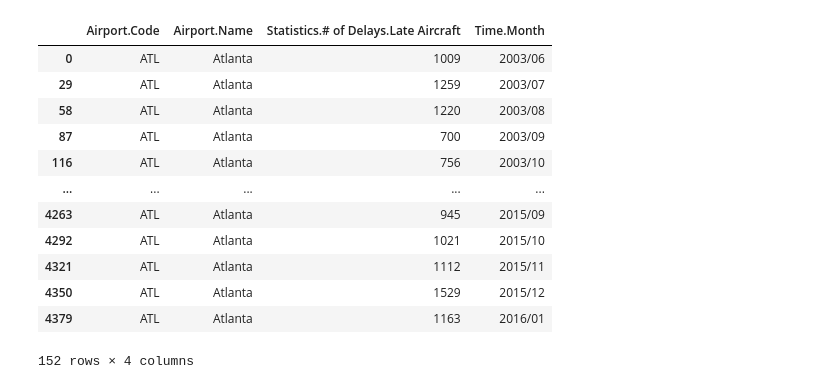
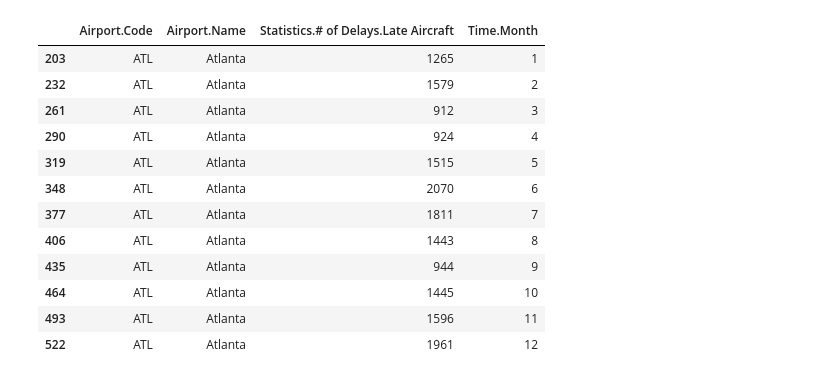
Before and after one commit to CapDRAKE/hadoop-project, a Jupyter notebook: notebook hadoop .ipynb, the cells around one changed output. Cells and saved outputs as stored; diff of their text form; code cells hidden in the pictures.

```diff
--- a/notebook hadoop .ipynb
+++ b/notebook hadoop .ipynb
@@ -21,7 +24,9 @@ spark = SparkSession \
     .config("spark.some.config.option", "some-value") \
     .getOrCreate()
 # %%
-# Liste des codes
-codes = df[['Airport.Code']]
-codes
+path_repositories = "hdfs://localhost:9000/esgi/data/projets/planes/airlines3.csv"
+sdf = spark.read.format('csv').options(delimiter=",", header=True).load(path_repositories)
+df = sdf.select("*").toPandas()
+#df.groupBy("Airport.Code").count().show()
+df
 # %% [output]
@@ -159,17 +182,19 @@ ascending=False, inplace=False, kind='quicksort', na_position='last', ignore_ind
 # %%
+#affichage du nombre de retard pour ATL en 2004
 codes = df[['Airport.Code','Airport.Name','Statistics.# of Delays.Late Aircraft','Time.Month']]
-codes.loc[df['Airport.Code']=='ATL']
+codes.loc[((df['Airport.Code']=='ATL') & (df['Time.Year']=='2004'))]
+#codes.plot.barh();
 # %% [output]
 |  | Airport.Code | Airport.Name | Statistics.# of Delays.Late Aircraft | Time.Month |
-| 0 | ATL | Atlanta | 1009 | 2003/06 |
-| 29 | ATL | Atlanta | 1259 | 2003/07 |
-| 58 | ATL | Atlanta | 1220 | 2003/08 |
-| 87 | ATL | Atlanta | 700 | 2003/09 |
-| 116 | ATL | Atlanta | 756 | 2003/10 |
-| ... | ... | ... | ... | ... |
-| 4263 | ATL | Atlanta | 945 | 2015/09 |
-| 4292 | ATL | Atlanta | 1021 | 2015/10 |
-| 4321 | ATL | Atlanta | 1112 | 2015/11 |
-| 4350 | ATL | Atlanta | 1529 | 2015/12 |
-| 4379 | ATL | Atlanta | 1163 | 2016/01 |
+| 203 | ATL | Atlanta | 1265 | 1 |
+| 232 | ATL | Atlanta | 1579 | 2 |
+| 261 | ATL | Atlanta | 912 | 3 |
+| 290 | ATL | Atlanta | 924 | 4 |
+| 319 | ATL | Atlanta | 1515 | 5 |
+| 348 | ATL | Atlanta | 2070 | 6 |
+| 377 | ATL | Atlanta | 1811 | 7 |
+| 406 | ATL | Atlanta | 1443 | 8 |
+| 435 | ATL | Atlanta | 944 | 9 |
+| 464 | ATL | Atlanta | 1445 | 10 |
+| 493 | ATL | Atlanta | 1596 | 11 |
+| 522 | ATL | Atlanta | 1961 | 12 |
-152 rows × 4 columns
```
Also changed, not shown: parts of 18 cells of this notebook.
